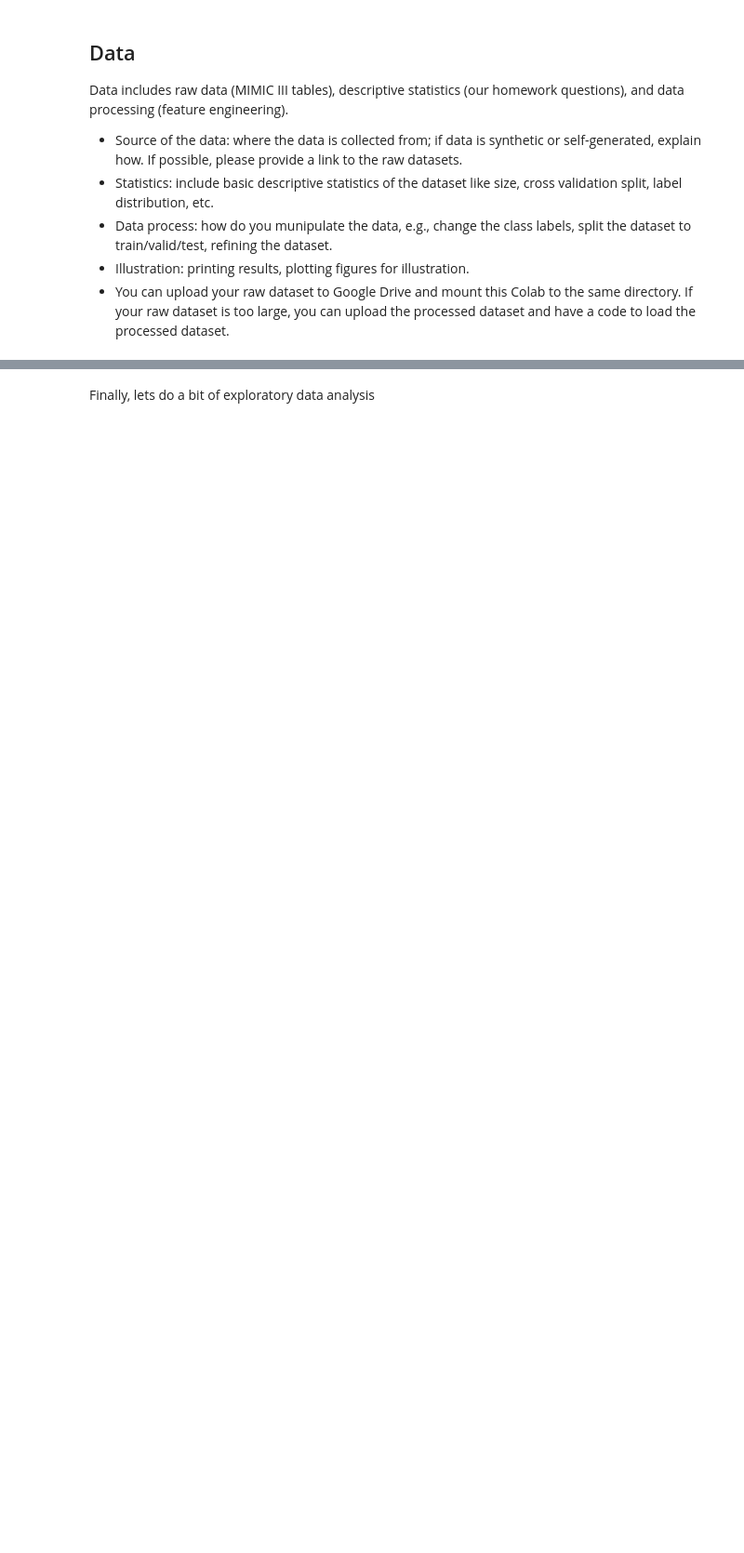
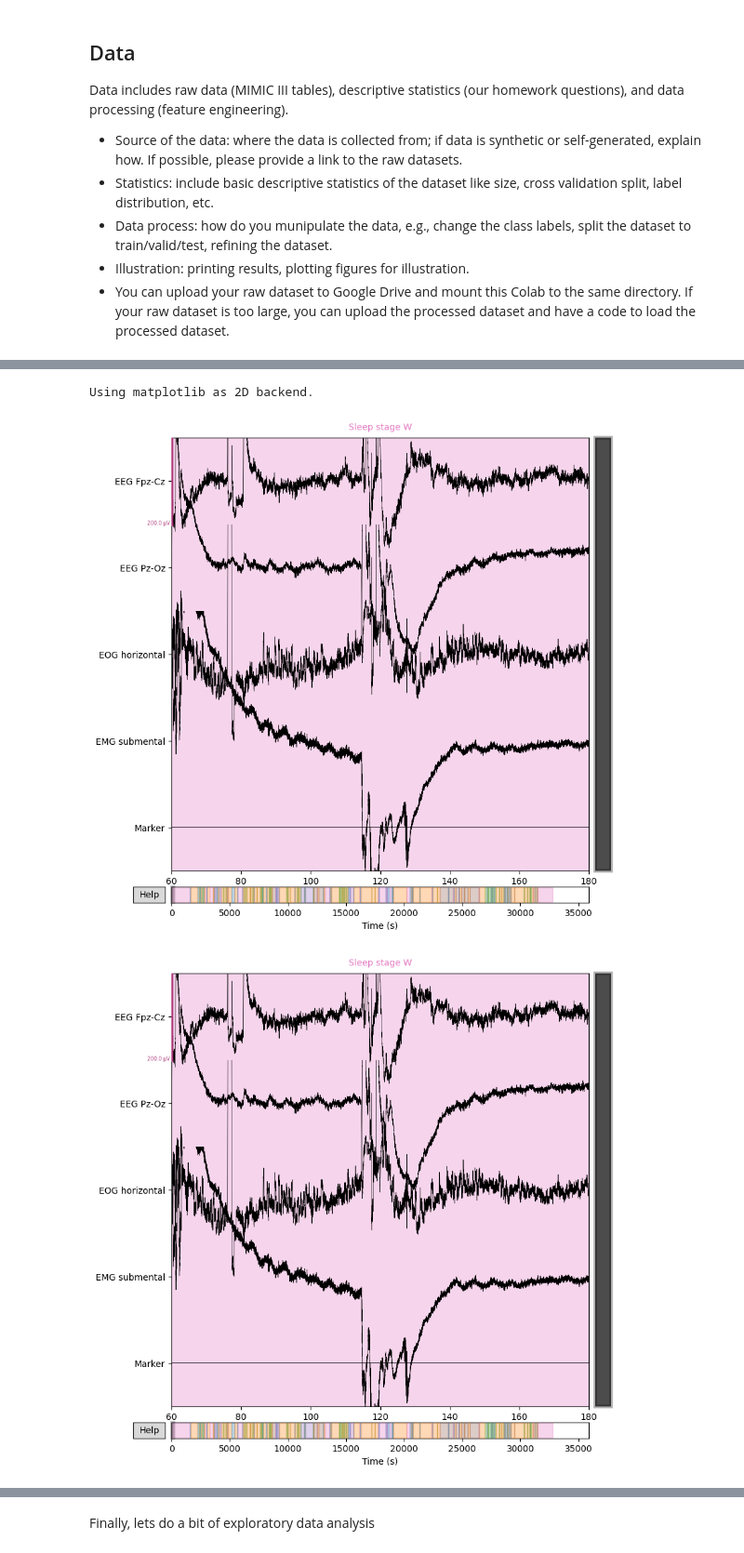
Before and after one commit to VictoriaB52/DLH-TEAM-11-SleepKD, a Jupyter notebook: DL4H_Team_111.ipynb, the cells around one changed output, grey strips where cells are left out. Shown at 93% size. Saved outputs shown, nothing was run; the diff lists cells and outputs as text; code cells hidden in the pictures; blank space fills up the shorter version.

```diff
--- a/DL4H_Team_111.ipynb
+++ b/DL4H_Team_111.ipynb
@@ -411,0 +630,13 @@ There is one more thing to note regarding data loading: to avoid a situation whe
+# %%
+raw_psg_file_link = 'https://drive.google.com/file/d/1TiJSTKZtTzIEQ93SiUKmOZS-nGcZuArW/view?usp=drive_link'
+raw_hyp_file_link = 'https://drive.google.com/file/d/1SKV_zU1kHUwS02Dje6qOHIrALBmPPbtS/view?usp=drive_link'
+
+raw_psg_file_name = 'ST7011J0-PSG.edf'
+raw_hyp_file_name= 'ST7011JP-Hypnogram.edf'
+
+gdown.download(url=raw_psg_file_link, output=raw_psg_file_name, fuzzy=True)
+gdown.download(url=raw_hyp_file_link, output=raw_hyp_file_name, fuzzy=True)
+
+processed_file_name = demo_prepare_physionet(raw_psg_file_name, raw_hyp_file_name)
+print('')
+print("finished reading raw file and saved to {}".format(processed_file_name))
@@ -411,0 +866,8 @@ There is one more thing to note regarding data loading: to avoid a situation whe
+# %%
+np.bool = np.bool_
+raw_data = mne.io.read_raw_edf(raw_psg_file_name, stim_channel="Event marker",)
+raw_annotations = mne.read_annotations(raw_hyp_file_name)
+raw_data.set_annotations(raw_annotations)
+
+raw_data.plot(start=60, duration=120, scalings=dict(eeg=1e-4, resp=1e3, eog=1e-4, emg=1e-7, misc=1e-1))
+# %% [output]
@@ -411,0 +878,3 @@ There is one more thing to note regarding data loading: to avoid a situation whe
+Using matplotlib as 2D backend.
+[figure, added]
+[figure, added]
```
Also changed, not shown: parts of 114 cells of this notebook, 15 other files.
